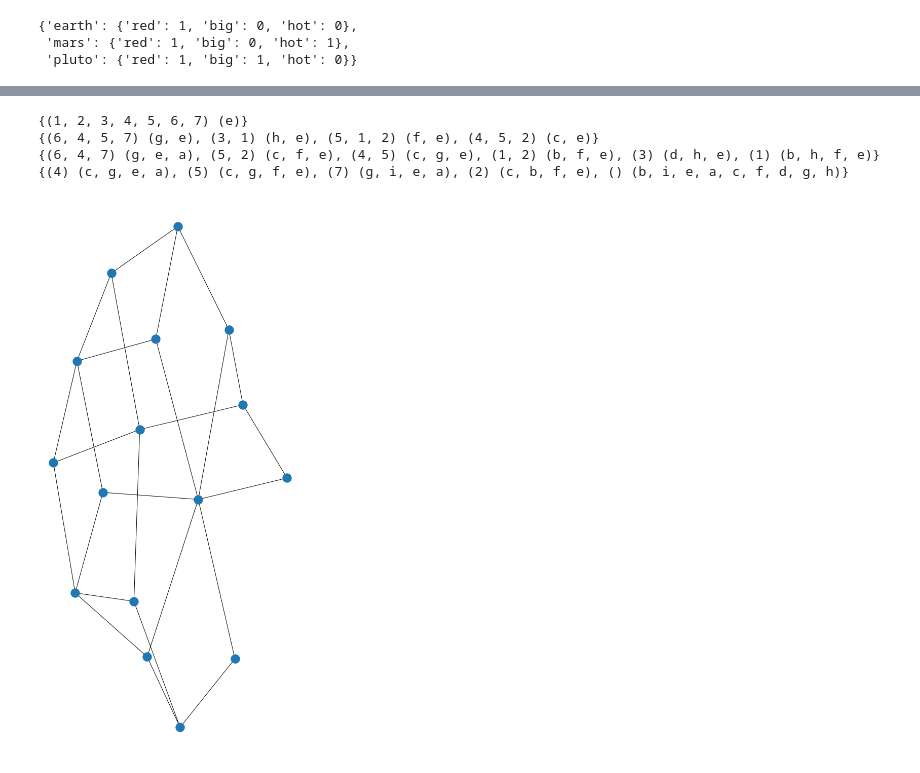
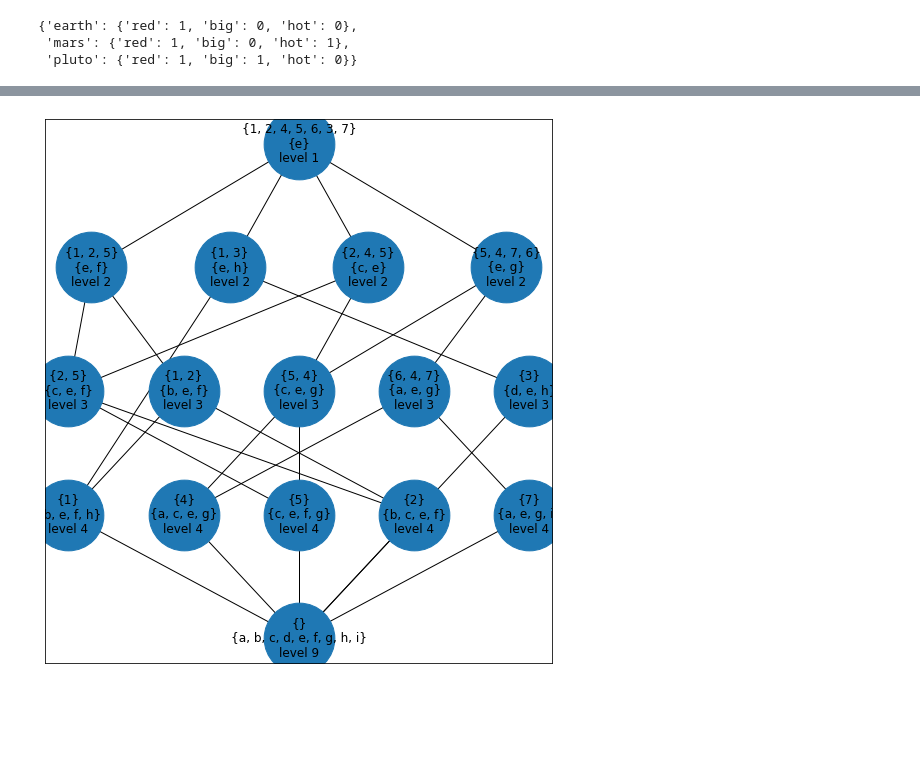
Before and after one commit to egorsmth/fcm, a Jupyter notebook: Untitled.ipynb, the cells around one changed output, grey strips where cells are left out. Drawn from its saved outputs; the diff is of its cells as text; code cells hidden in the pictures; blank space fills up the shorter version.

```diff
--- a/Untitled.ipynb
+++ b/Untitled.ipynb
@@ -192,17 +176,50 @@ nextNeighbours(a).E
-# %%
-import networkx as nx
-import matplotlib.pyplot as plt
-
-b = nextNeighbours(a)
-
-plt.figure(figsize=(20,20))
-G = nx.Graph()
-G.add_edges_from(b.E)
-plt.subplot(122)
-nx.draw(G)
-# %% [output]
-{(1, 2, 3, 4, 5, 6, 7) (e)}
-{(6, 4, 5, 7) (g, e), (3, 1) (h, e), (5, 1, 2) (f, e), (4, 5, 2) (c, e)}
-{(6, 4, 7) (g, e, a), (5, 2) (c, f, e), (4, 5) (c, g, e), (1, 2) (b, f, e), (3) (d, h, e), (1) (b, h, f, e)}
-{(4) (c, g, e, a), (5) (c, g, f, e), (7) (g, i, e, a), (2) (c, b, f, e), () (b, i, e, a, c, f, d, g, h)}
-[figure, removed]
+# %%
+def levelsCount(latticeC):
+    lengths = dict()
+    curLen = 0
+    level = 0
+    for n in range(len(latticeC)):
+        if (level != latticeC[n].level):
+            curLen = 1
+            level = latticeC[n].level
+        else:
+            curLen += 1
+        lengths[level] = curLen
+    return lengths
+# %%
+import networkx as nx
+import matplotlib.pyplot as plt
+
+b = nextNeighbours(a)
+
+def draw(lattice):
+    plt.figure(figsize=(20,10))
+    G = nx.Graph()
+    G.add_edges_from(lattice.E)
+    plt.subplot(122)
+
+    counts = levelsCount(lattice.C)
+    pos={}
+    labels = {}
+    i = 1
+    prevLevel = 0
+    levMult = 1
+    levelNum = 1
+    for n in range(len(lattice.C)):
+        labels[n] = lattice.C[n].__str__()
+        level = lattice.C[n].level
+        if (prevLevel != level):
+            levelNum += 1
+            levMult = 1
+            prevLevel = level
+        else:
+            levMult += 1
+        pos[n] = (i/(counts[level]+1) * levMult, 1 - i * levelNum)
+
+    nx.draw_networkx_labels(G,pos,labels,font_size=12)
+    nx.draw_networkx_nodes(G,pos,list(range(len(lattice.C))), node_size=5000)
+    nx.draw_networkx_edges(G,pos)
+
+draw(b)
+# %% [output]
+[figure, added]
```
Also changed, not shown: parts of 9 cells of this notebook.
